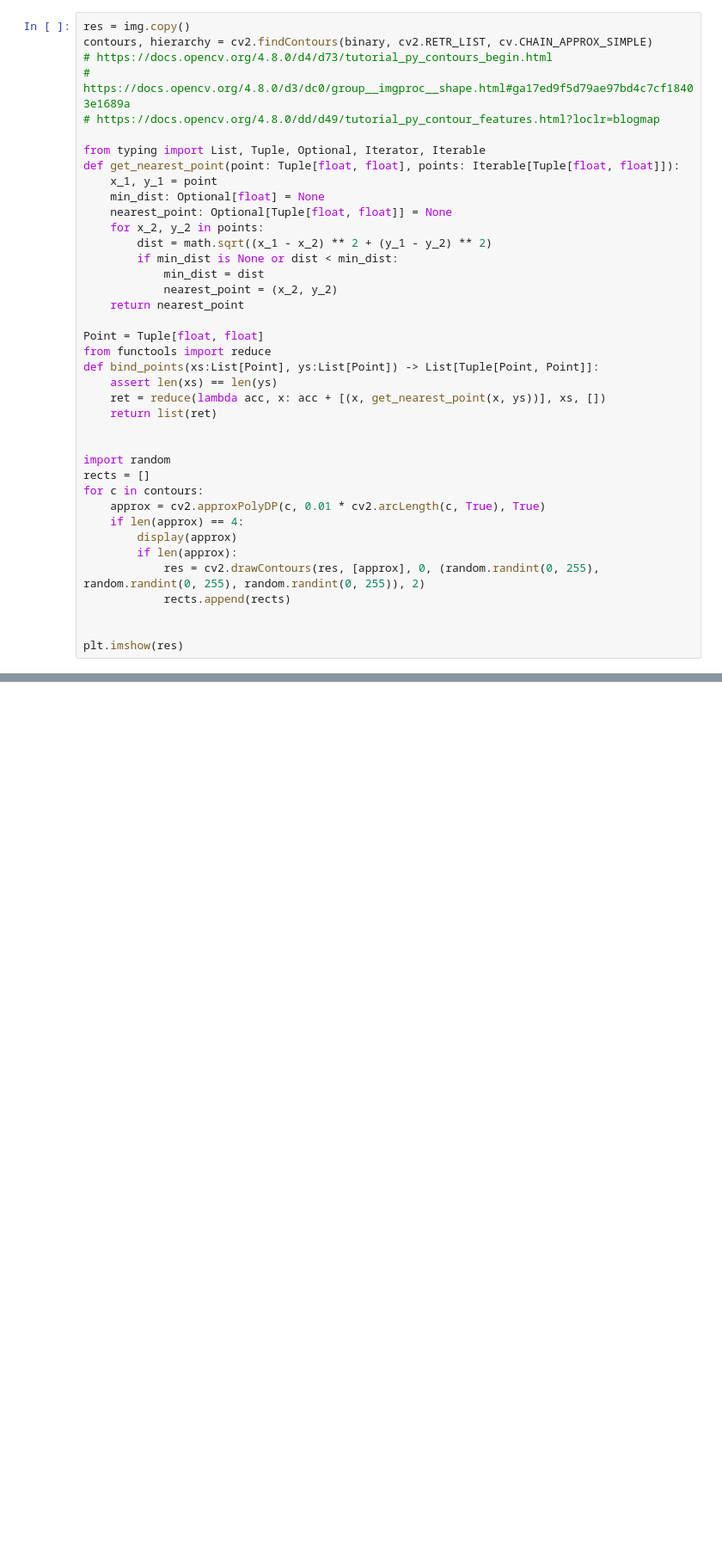
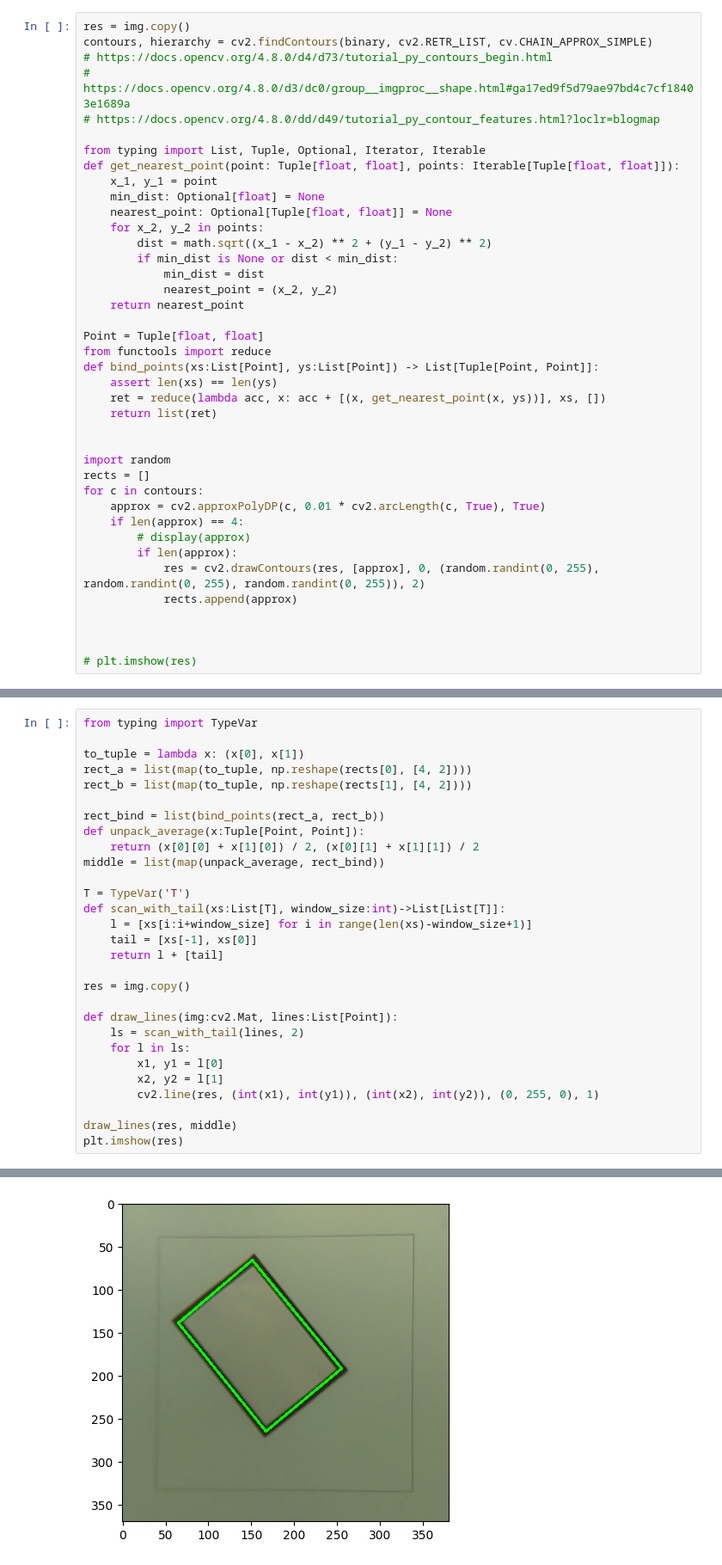
Before and after one commit to HQU-gxy/NUEDC_2023_E_snippet, a Jupyter notebook: pp.ipynb, the cells around one changed output, grey strips where cells are left out. Shown at 86% size. Cells and saved outputs as stored; diff of their text form; blank space fills up the shorter version.

```diff
--- a/pp.ipynb
+++ b/pp.ipynb
@@ -53,10 +53,11 @@ rects = []
 for c in contours:
     approx = cv2.approxPolyDP(c, 0.01 * cv2.arcLength(c, True), True)
     if len(approx) == 4:
-        display(approx)
+        # display(approx)
         if len(approx):
             res = cv2.drawContours(res, [approx], 0, (random.randint(0, 255), random.randint(0, 255), random.randint(0, 255)), 2)
-            rects.append(rects)
+            rects.append(approx)
 
 
-plt.imshow(res)
+
+# plt.imshow(res)
@@ -79,0 +64,30 @@ array([[[152,  60]],
+# %%
+from typing import TypeVar
+
+to_tuple = lambda x: (x[0], x[1])
+rect_a = list(map(to_tuple, np.reshape(rects[0], [4, 2])))
+rect_b = list(map(to_tuple, np.reshape(rects[1], [4, 2])))
+
+rect_bind = list(bind_points(rect_a, rect_b))
+def unpack_average(x:Tuple[Point, Point]):
+    return (x[0][0] + x[1][0]) / 2, (x[0][1] + x[1][1]) / 2
+middle = list(map(unpack_average, rect_bind))
+
+T = TypeVar('T')
+def scan_with_tail(xs:List[T], window_size:int)->List[List[T]]:
+    l = [xs[i:i+window_size] for i in range(len(xs)-window_size+1)]
+    tail = [xs[-1], xs[0]]
+    return l + [tail]
+
+res = img.copy()
+
+def draw_lines(img:cv2.Mat, lines:List[Point]):
+    ls = scan_with_tail(lines, 2)
+    for l in ls:
+        x1, y1 = l[0]
+        x2, y2 = l[1]
+        cv2.line(res, (int(x1), int(y1)), (int(x2), int(y2)), (0, 255, 0), 1)
+
+draw_lines(res, middle)
+plt.imshow(res)
+# %% [output]
@@ -79,0 +95 @@ array([[[152,  60]],
+[figure, added]
```
Also changed, not shown: parts of 2 cells of this notebook.
